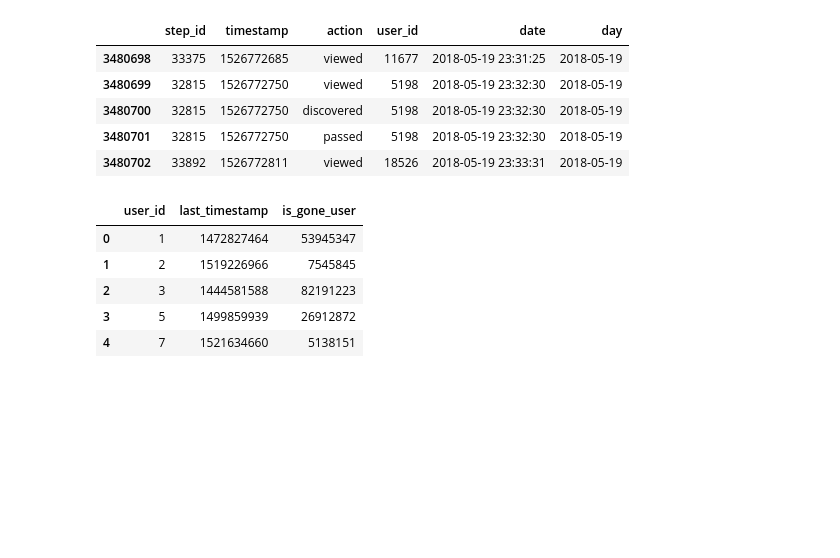
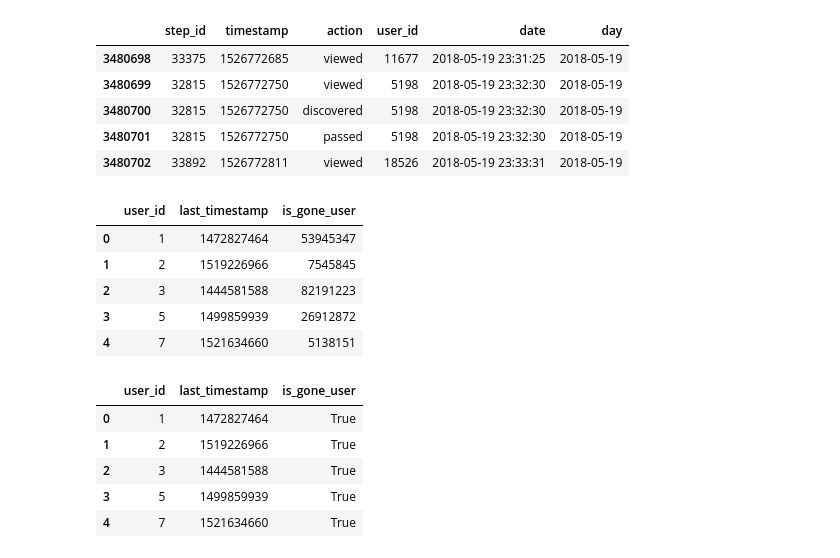
Before and after one commit to LemShark/stepik_ml_contest, a Jupyter notebook: stepik_ml_contest.ipynb, the cells around one changed output. Drawn from its saved outputs; the diff is of its cells as text; code cells hidden in the pictures; blank space fills up the shorter version.

```diff
--- a/stepik_ml_contest.ipynb
+++ b/stepik_ml_contest.ipynb
@@ -192,8 +178,6 @@ df.tail()
 # %%
 users_data = df.groupby('user_id', as_index=False) \
     .agg({'timestamp':'max'}).rename(columns ={'timestamp':'last_timestamp'})
-# %%
-users_data['is_gone_user'] = 1526772811 - users_data.last_timestamp
 # %%
 users_data.head()
 # %% [output]
@@ -205,4 +189,15 @@ users_data.head()
 | 4 | 7 | 1521634660 | 5138151 |
 # %%
 now = 1526772811
-dropout = 30
+dropout_treshold = 30*24*60*60
+# %%
+users_data['is_gone_user'] = (now - users_data.last_timestamp) > dropout_treshold
+# %%
+users_data.head()
+# %% [output]
+|  | user_id | last_timestamp | is_gone_user |
+| 0 | 1 | 1472827464 | True |
+| 1 | 2 | 1519226966 | True |
+| 2 | 3 | 1444581588 | True |
+| 3 | 5 | 1499859939 | True |
+| 4 | 7 | 1521634660 | True |
```
Also changed, not shown: parts of 13 cells of this notebook.
